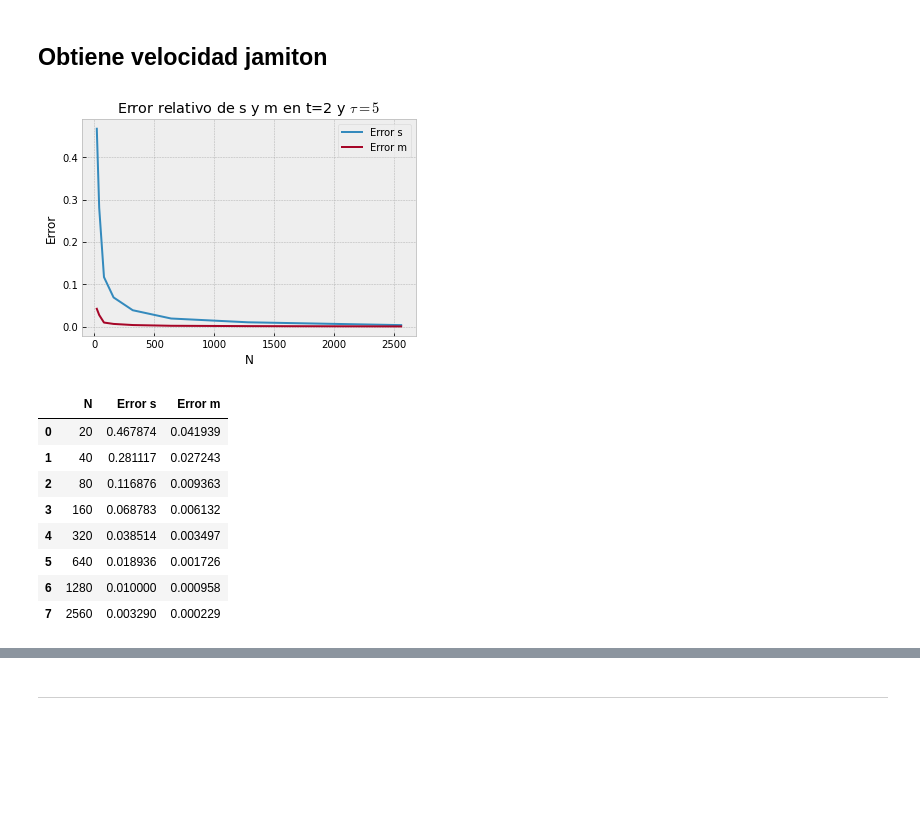
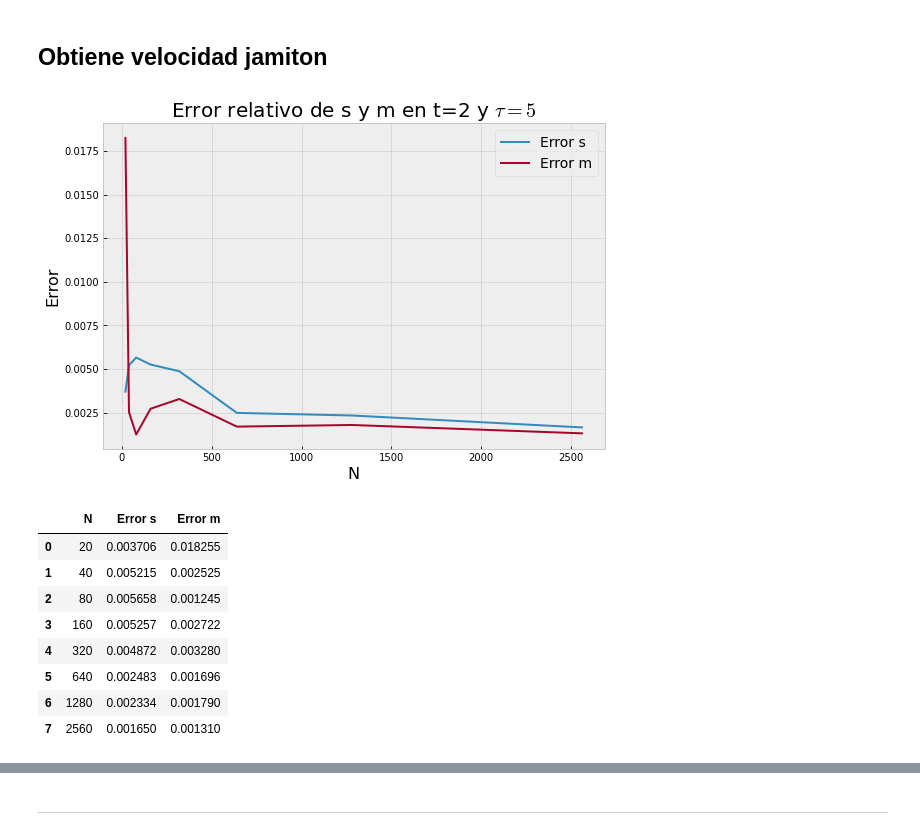
Before and after one commit to ElTapia/Jamiton, a Jupyter notebook: Second_order_traffic_model/Simulacion_ARZ.ipynb, the cells around one changed output, grey strips where cells are left out. Saved outputs shown, nothing was run; the diff lists cells and outputs as text; code cells hidden in the pictures; blank space fills up the shorter version.

```diff
--- a/Second_order_traffic_model/Simulacion_ARZ.ipynb
+++ b/Second_order_traffic_model/Simulacion_ARZ.ipynb
@@ -421,9 +529,9 @@ def find_xs(sol_v, values_v, rho_s, x_init=None):
     #        x_init = 250
     x_init = 0
     # Calcula cada x
-    x_minus = root(lambda v: sol_v.sol(v)[0] - v_minus, x_init, method="lm").x[0]
-    x_plus = root(lambda v: sol_v.sol(v)[0] - v_plus, 0, method="lm").x[0]
-    x_s = root(lambda v: sol_v.sol(v)[0] - v_s, 0, method="lm").x[0]
+    x_minus = root(lambda v: sol_v.sol(v)[0] - v_minus, 20).x[0]
+    x_plus = root(lambda v: sol_v.sol(v)[0] - v_plus, 0).x[0]
+    x_s = root(lambda v: sol_v.sol(v)[0] - v_s, 0).x[0]
     x_to_plot = sol_v.t
     x_to_per = np.linspace(x_minus, sol_v.t[-1], 500)
 
@@ -826,0 +1496,26 @@ errores_df_6
+# %%
+# Sexta tanda de errores
+
+rho_s = 0.43
+v_minus = 26
+
+tau_3 = 1
+T_6 = 2
+
+errores_rho_6, errores_u_6, Ns = obtiene_errores(T_6, tau_3, rho_s, v_minus, F_HLL_old, x_init=100)
+
+errores_dic_6 = {"N": Ns, "Error rho": errores_rho_6, "Error u": errores_u_6}
+errores_df_6 = pd.DataFrame(data=errores_dic_6)
+
+plt.plot(Ns, errores_rho_6, label="Error densidad")
+plt.plot(Ns, errores_u_6, label="Error velocidad")
+
+plt.xlabel("N")
+plt.ylabel("Error")
+plt.title(r"Error relativo en t={T} y $\tau={tau}$".format(T=T_6, tau=tau_3))
+plt.legend()
+
+plt.savefig("Charts/Errores/Error_6.png")
+plt.show()
+
+errores_df_6
@@ -846,7 +1584,7 @@ def get_s_least_squares(Q):
     s, m = res[0], res[1]
     return s, m
 # %%
-def obtiene_errores_s(Ns, T, tau, rho_s, v_minus, x_init=None):
+def obtiene_errores_s(Ns, T, tau, rho_s, v_minus, F, x_init=None):
 
     v_s = 1/(rho_s * rho_max)
 
@@ -855,7 +1593,7 @@ def obtiene_errores_s(Ns, T, tau, rho_s, v_minus, x_init=None):
 
     for N in Ns:
         Q_0_, x_to_plot, teo_rho, teo_u = Q_0_jam(h, N, tau, rho_s, v_minus, x_init)
-        x, dt, t, Q = godunov_ARZ(Q_0_, N, x_to_plot, U, h, tau, T)
+        x, dt, t, Q = godunov_ARZ(Q_0_, N, x_to_plot, U, h, tau, T, F)
         s, m = get_s_least_squares(Q)
 
         # Teoricos
@@ -883,42 +1621,42 @@ x, dt, t, Q = godunov_ARZ(Q_0_, N, x_to_plot, U, h, tau, T)
 # %%
 # Primera tanda de errores para s y m
 
 Ns = [10*(2**k) for k in range(1, 9)]
 
-rho_s = 0.55
-v_minus = 25
+rho_s = 0.43
+v_minus = 26
 
 tau_1 = 5
 T_1 = 2
 
-s_1, m_1 = obtiene_errores_s(Ns, T_1, tau_1, rho_s, v_minus)
+s_1, m_1 = obtiene_errores_s(Ns, T_1, tau_1, rho_s, v_minus, F_HLL_old)
 
 errores_sm_1 = {"N": Ns, "Error s": s_1, "Error m": m_1}
 errores_sm_df_1 = pd.DataFrame(data=errores_sm_1)
 
 plt.plot(Ns, s_1, label="Error s")
 plt.plot(Ns, m_1, label="Error m")
 
 plt.xlabel("N")
 plt.ylabel("Error")
 plt.title(r"Error relativo de s y m en t={T} y $\tau={tau}$".format(T=T_1, tau=tau_1))
 plt.legend()
 
 plt.savefig("Charts/Errores/Error_sm_1.png")
 plt.show()
 
 errores_sm_df_1
 # %% [output]
-[figure, old version]
+[figure, new version]
 |  | N | Error s | Error m |
-| 0 | 20 | 0.467874 | 0.041939 |
-| 1 | 40 | 0.281117 | 0.027243 |
-| 2 | 80 | 0.116876 | 0.009363 |
-| 3 | 160 | 0.068783 | 0.006132 |
-| 4 | 320 | 0.038514 | 0.003497 |
-| 5 | 640 | 0.018936 | 0.001726 |
-| 6 | 1280 | 0.010000 | 0.000958 |
-| 7 | 2560 | 0.003290 | 0.000229 |
+| 0 | 20 | 0.003706 | 0.018255 |
+| 1 | 40 | 0.005215 | 0.002525 |
+| 2 | 80 | 0.005658 | 0.001245 |
+| 3 | 160 | 0.005257 | 0.002722 |
+| 4 | 320 | 0.004872 | 0.003280 |
+| 5 | 640 | 0.002483 | 0.001696 |
+| 6 | 1280 | 0.002334 | 0.001790 |
+| 7 | 2560 | 0.001650 | 0.001310 |
 # %%
 # Segunda tanda de errores para s y m
 
```
Also changed, not shown: parts of 91 cells of this notebook, 6 other files.
